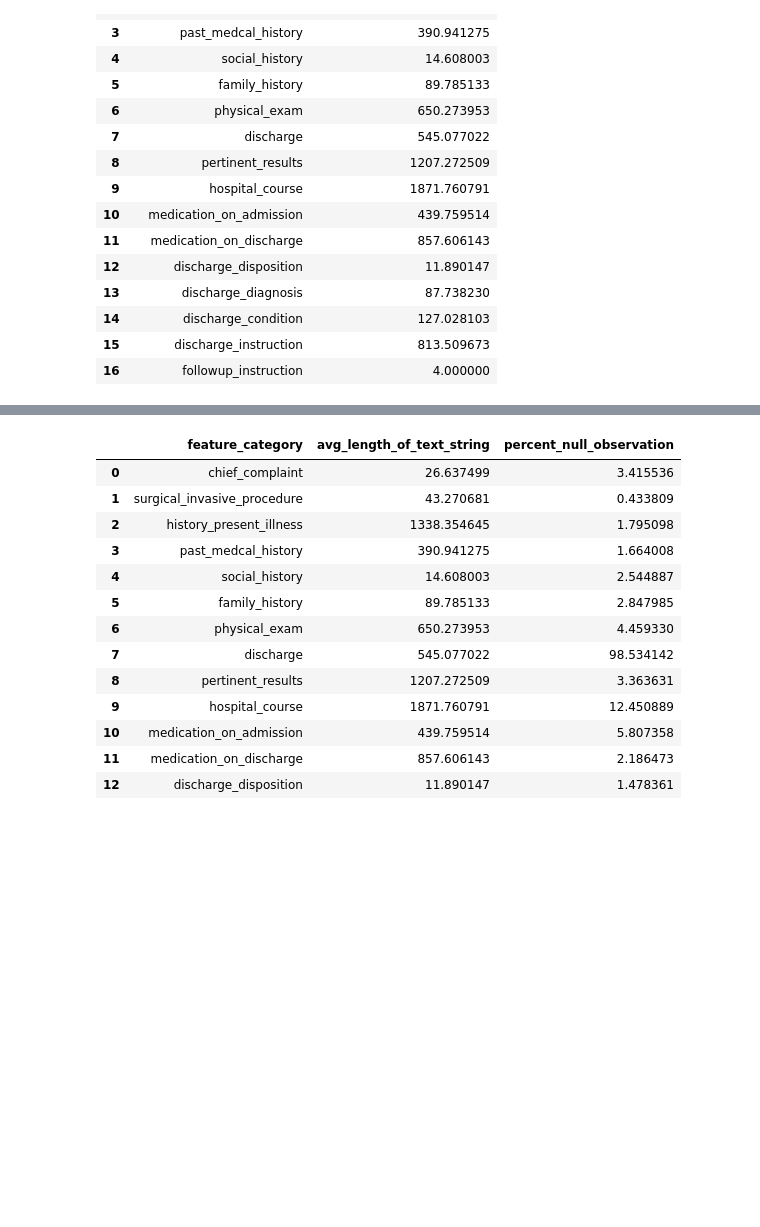
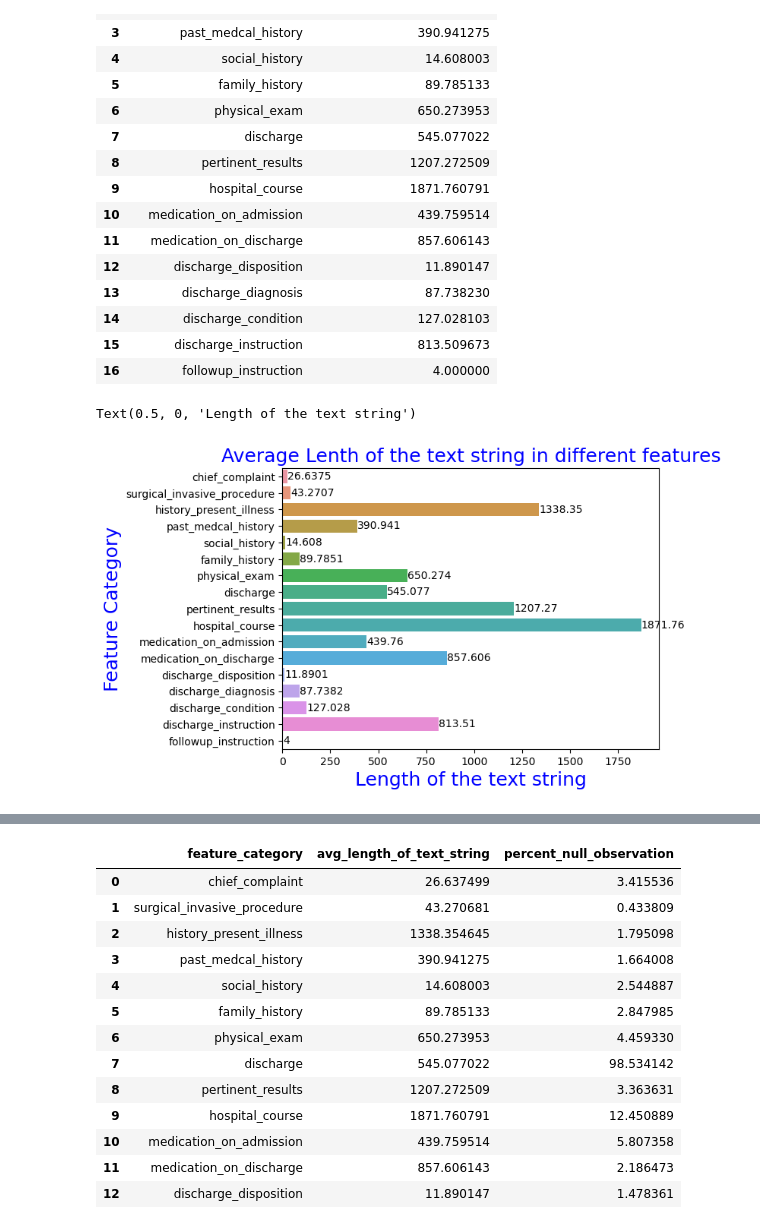
Before and after one commit to smitamisra/EHR_exploration, a Jupyter notebook: notebooks/tokenization_classification.ipynb, the cells around one changed output, grey strips where cells are left out. Saved outputs shown, nothing was run; the diff lists cells and outputs as text; code cells hidden in the pictures; blank space fills up the shorter version.

```diff
--- a/notebooks/tokenization_classification.ipynb
+++ b/notebooks/tokenization_classification.ipynb
@@ -243,6 +325,20 @@ feature_text_length
 | 14 | discharge_condition | 127.028103 |
 | 15 | discharge_instruction | 813.509673 |
 | 16 | followup_instruction | 4.000000 |
+# %%
+df=feature_text_length
+ax = sns.barplot(data=df, x='avg_length_of_text_string', y='feature_category')
+
+for i in ax.containers:
+    ax.bar_label(i,)
+
+plt.title('Average Lenth of the text string in different features', fontsize=18,
+         color='blue')
+plt.ylabel('Feature Category', fontsize=18, color="blue")
+plt.xlabel('Length of the text string', fontsize=18, color="blue")
+# %% [output]
+Text(0.5, 0, 'Length of the text string')
+[figure, added]
 # %%
 #the percentage of different text column (varriable) that have null values
 percent_featurenull = (((df_text_ic.isna().sum())/len(df_text_ic))*100).to_frame().reset_index().rename(columns = {'index': 'feature_category',
```
Also changed, not shown: parts of 14 cells of this notebook, 2 other files.
